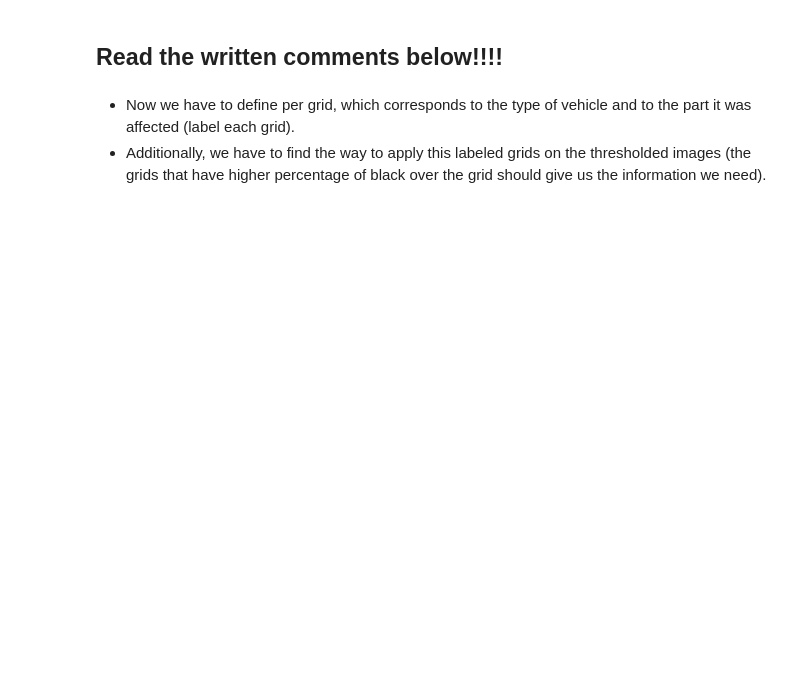
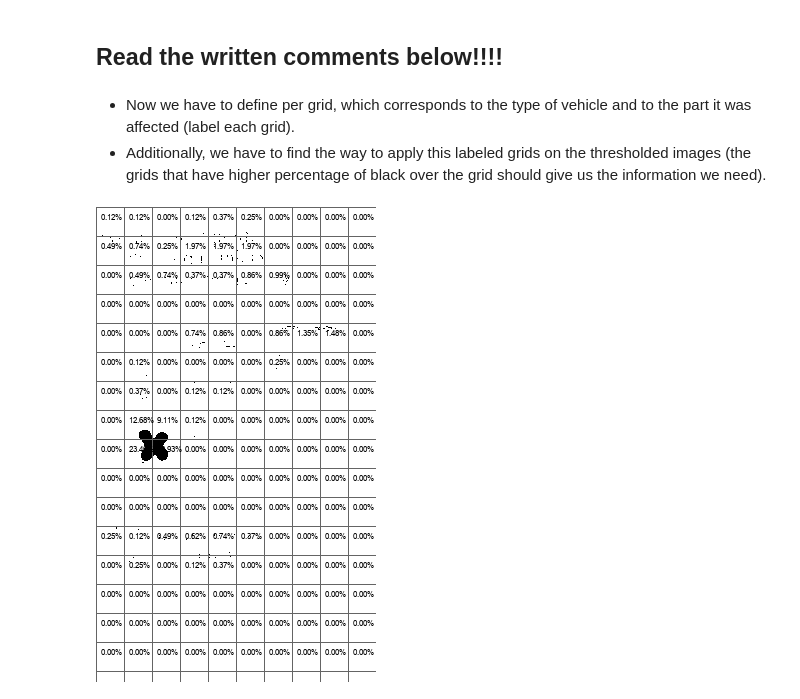
Before and after one commit to etoro2306/capstone_project, a Jupyter notebook: capstone_project_notebook.ipynb, the cells around one changed output. Saved outputs shown, nothing was run; the diff lists cells and outputs as text; code cells hidden in the pictures; blank space fills up the shorter version.

```diff
--- a/capstone_project_notebook.ipynb
+++ b/capstone_project_notebook.ipynb
@@ -185,0 +286,4 @@ grid_images[1]
+# %%
+th_grid_images[1]
+# %% [output]
+[figure, added]
```
Also changed, not shown: parts of 9 cells of this notebook.
